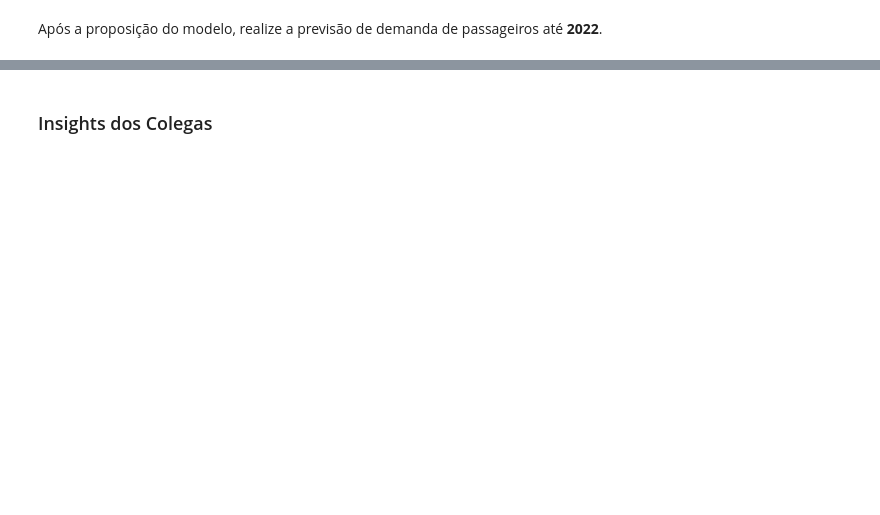
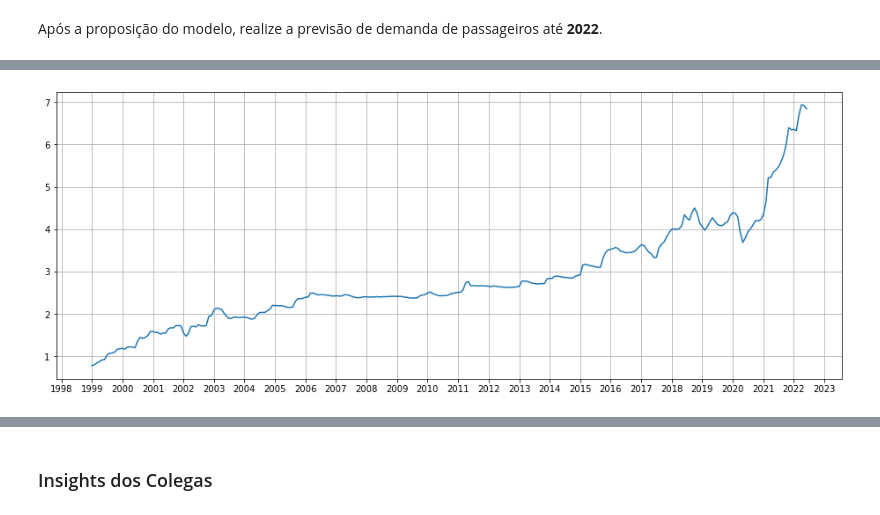
Before and after one commit to jonhbl/i2a2-desafio4, a Jupyter notebook: Desafio_4.ipynb, the cells around one changed output, grey strips where cells are left out. Drawn from its saved outputs; the diff is of its cells as text; code cells hidden in the pictures; blank space fills up the shorter version.

```diff
--- a/Desafio_4.ipynb
+++ b/Desafio_4.ipynb
@@ -40,0 +90,20 @@ Após a proposição do modelo, realize a previsão de demanda de passageiros at
+# %%
+gasolina_3 = pd.read_excel('mensal-estados-1999-a-2001.xlsx').sort_values(by='MÊS')
+# %%
+gasolina = gasolina[(gasolina['PRODUTO']=='GASOLINA COMUM') & (gasolina['ESTADO']=='SAO PAULO')][['MÊS', 'PRECO MÉDIO REVENDA']].reset_index(drop=True)
+gasolina_2 = gasolina_2[(gasolina_2['PRODUTO']=='GASOLINA COMUM') & (gasolina_2['ESTADO']=='SAO PAULO')][['MÊS','PRECO MÉDIO REVENDA']].reset_index(drop=True)
+# %%
+gasolina = pd.concat([gasolina_3, gasolina, gasolina_2],axis=0).reset_index(drop=True)
+gasolina.columns = ['Data', 'Valor']
+# %%
+gasolina['Data'] = pd.to_datetime(gasolina['Data'], format='%yyyy-%mm-%dd %HH:%mm:%ss')
+# %%
+plt.figure(figsize=(16,6))
+plt.plot(gasolina['Data'], gasolina['Valor'])
+plt.grid()
+ax = plt.gca()
+ax.xaxis.set_major_locator(mdates.YearLocator(1))
+ax.xaxis.set_major_formatter(mdates.DateFormatter('%Y'))
+plt.show()
+# %% [output]
+[figure, added]
```
Also changed, not shown: parts of 25 cells of this notebook, 13 other files.
